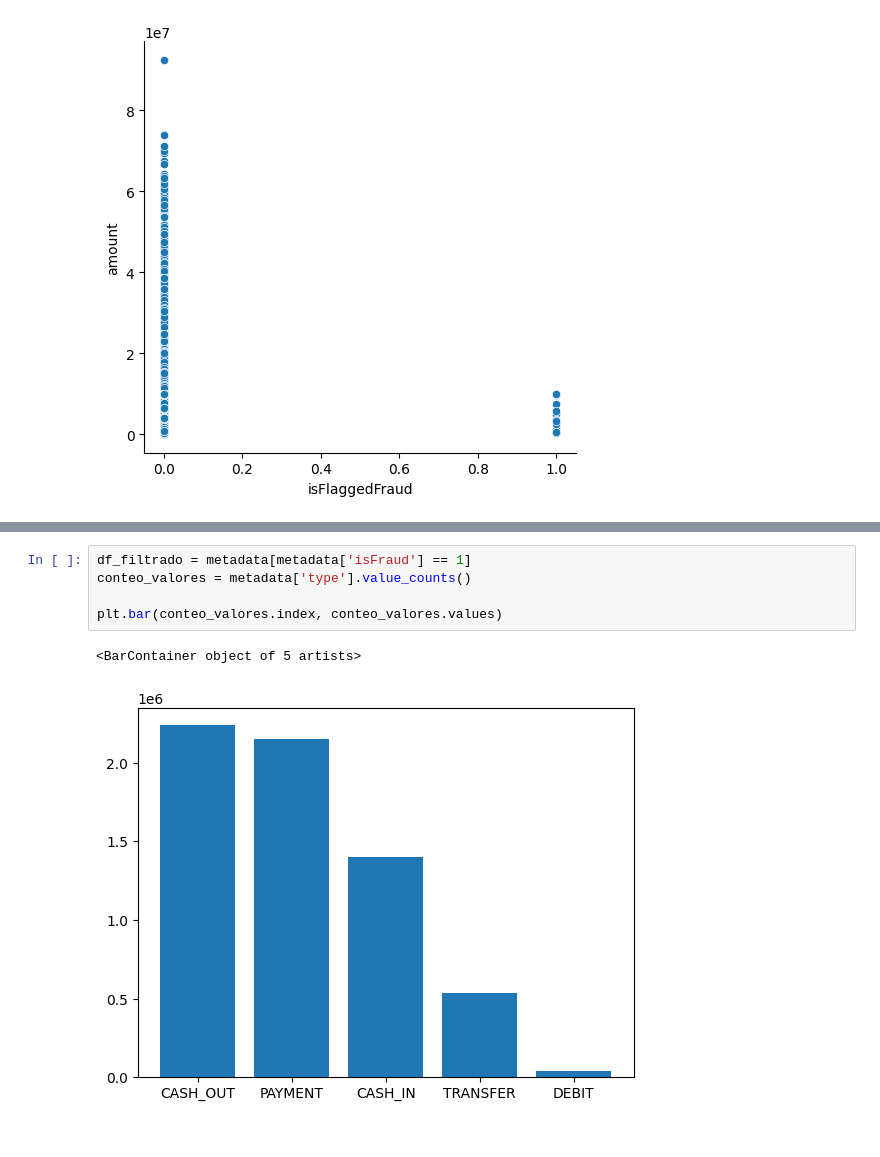
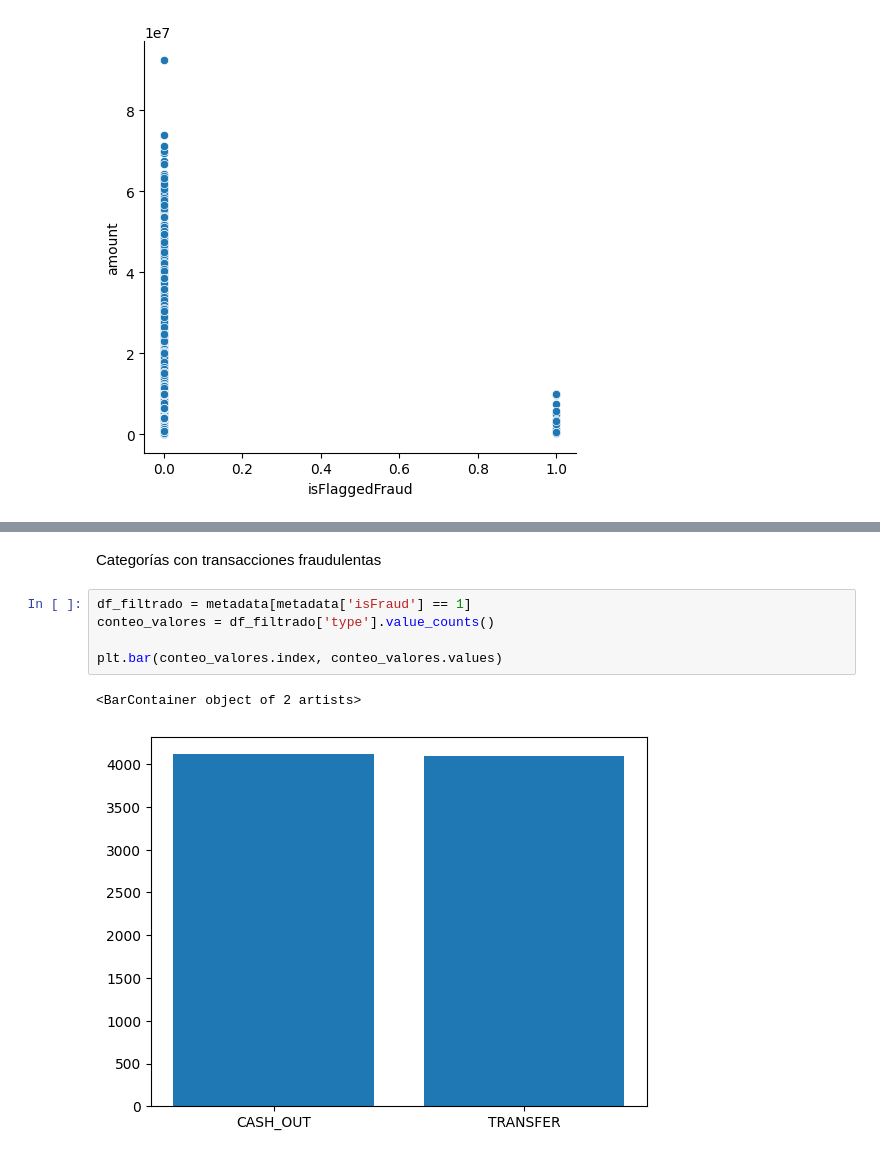
Before and after one commit to cristhiansito123/MLDS6project, a Jupyter notebook: scripts/eda/eda.ipynb, the cells around one changed output, grey strips where cells are left out. Drawn from its saved outputs; the diff is of its cells as text.

```diff
--- a/scripts/eda/eda.ipynb
+++ b/scripts/eda/eda.ipynb
@@ -172,8 +150,10 @@ sns.relplot(
+# %% [markdown]
+Categorías con transacciones fraudulentas
 # %%
 df_filtrado = metadata[metadata['isFraud'] == 1]
-conteo_valores = metadata['type'].value_counts()
+conteo_valores = df_filtrado['type'].value_counts()
 
 plt.bar(conteo_valores.index, conteo_valores.values)
 # %% [output]
-<BarContainer object of 5 artists>
+<BarContainer object of 2 artists>
-[figure, old version]
+[figure, new version]
```
Also changed, not shown: parts of 7 cells of this notebook.
